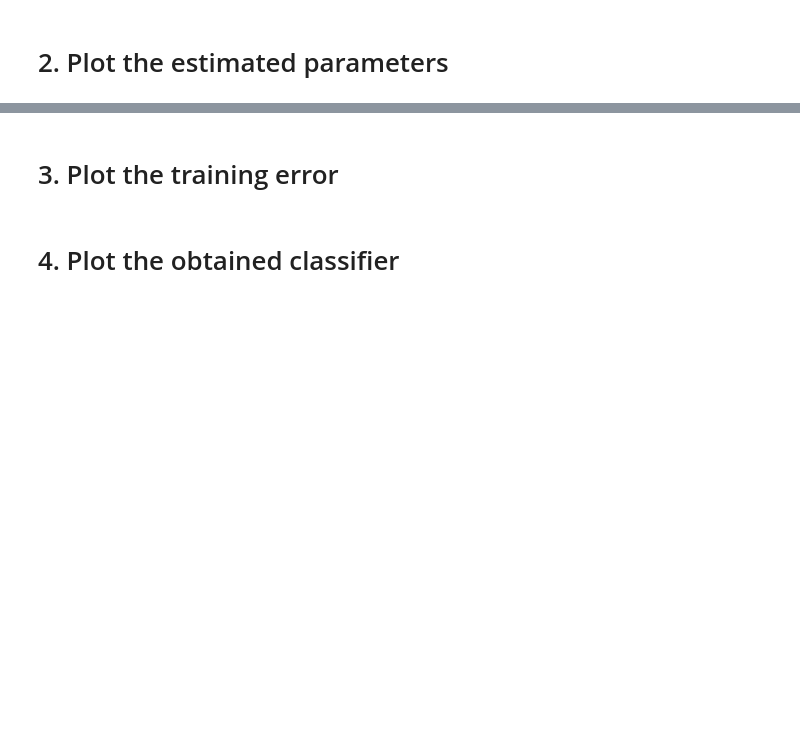
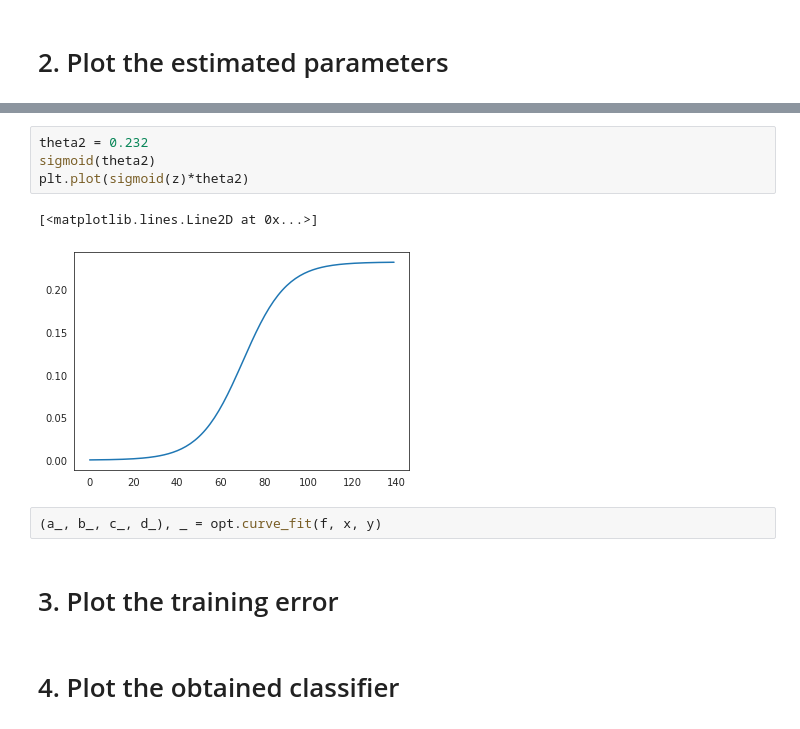
Before and after one commit to tony45678/tonyyoon, a Jupyter notebook: Assignment5.ipynb, the cells around one changed output, grey strips where cells are left out. Drawn from its saved outputs; the diff is of its cells as text; blank space fills up the shorter version.

```diff
--- a/Assignment5.ipynb
+++ b/Assignment5.ipynb
@@ -39,3 +83,12 @@ plt.show()
+# %%
+theta2 = 0.232
+sigmoid(theta2)
+plt.plot(sigmoid(z)*theta2)
+# %% [output]
+[<matplotlib.lines.Line2D at 0x...>]
+[figure, added]
+# %%
+(a_, b_, c_, d_), _ = opt.curve_fit(f, x, y)
 # %% [markdown]
 # 3. Plot the training error
 # %% [markdown]
```
Also changed, not shown: parts of 13 cells of this notebook.
